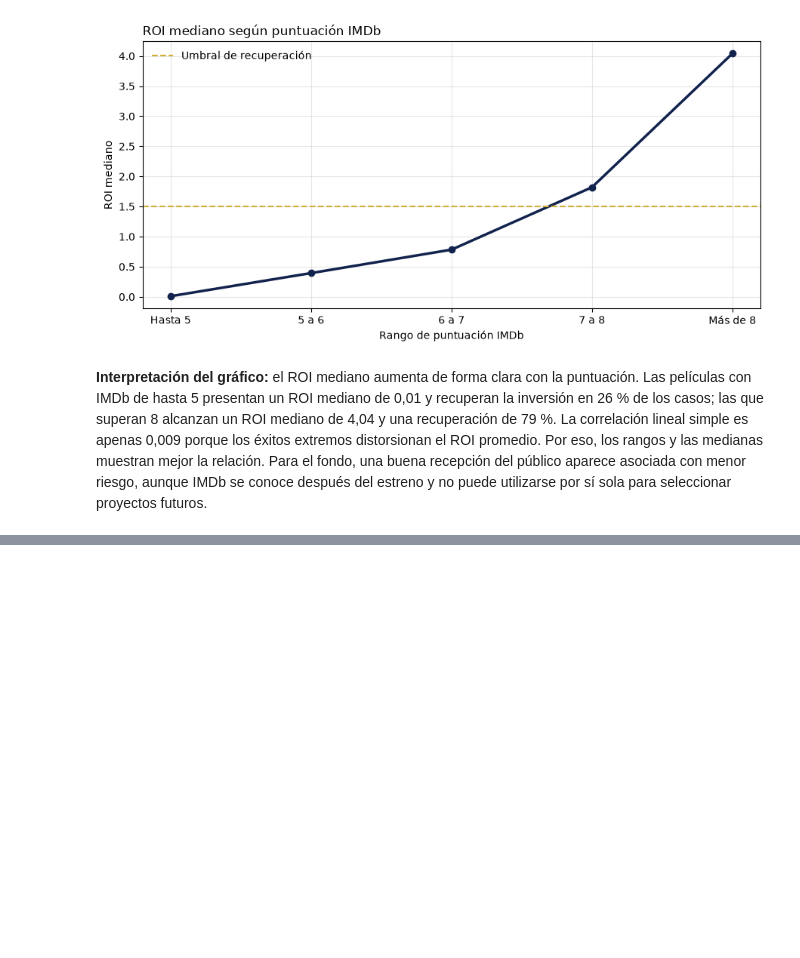
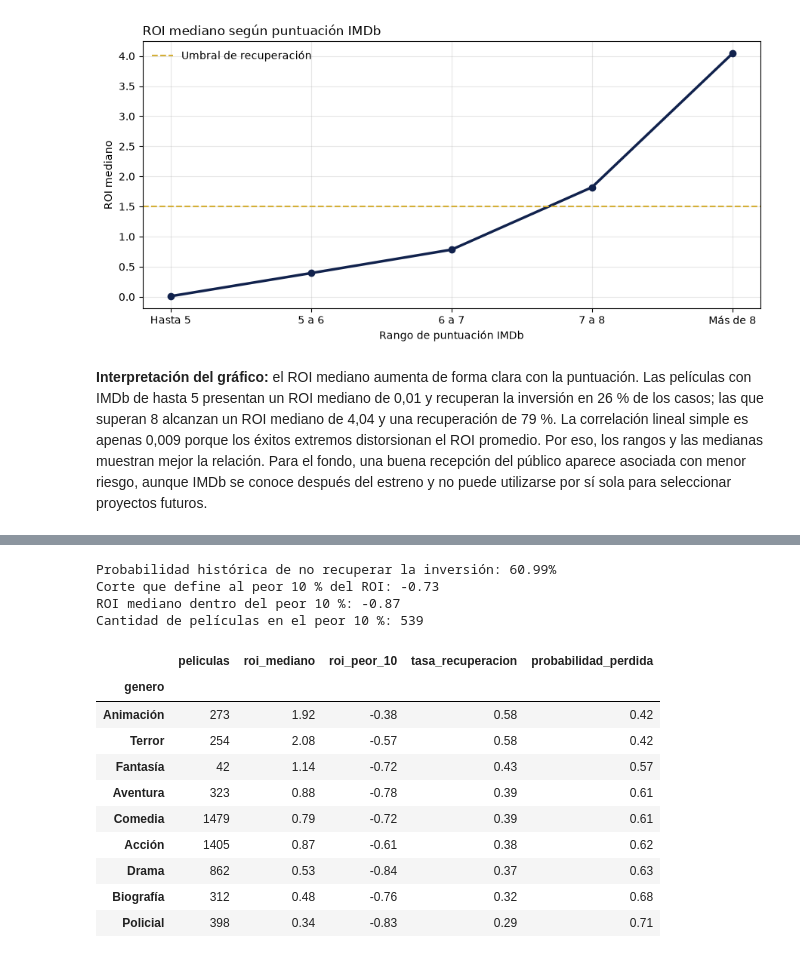
Before and after one commit to alvareezvicente-code/Vicente-Alvarez-programacion-analitica-2, a Jupyter notebook: notebooks/analisis.ipynb, the cells around one changed output, grey strips where cells are left out. Drawn from its saved outputs; the diff is of its cells as text; code cells hidden in the pictures; blank space fills up the shorter version.

```diff
--- a/notebooks/analisis.ipynb
+++ b/notebooks/analisis.ipynb
@@ -1481,0 +1486,44 @@ plt.show()
+# %%
+probabilidad_perdida_general = 1 - peliculas_financieras["recupero_inversion"].mean()
+corte_peor_10_general = peliculas_financieras["roi"].quantile(0.10)
+peor_10_general = peliculas_financieras.loc[
+    peliculas_financieras["roi"] <= corte_peor_10_general
+]
+
+print(f"Probabilidad histórica de no recuperar la inversión: {probabilidad_perdida_general:.2%}")
+print(f"Corte que define al peor 10 % del ROI: {corte_peor_10_general:.2f}")
+print(f"ROI mediano dentro del peor 10 %: {peor_10_general['roi'].median():.2f}")
+print(f"Cantidad de películas en el peor 10 %: {len(peor_10_general):,}")
+# %% [output]
+Probabilidad histórica de no recuperar la inversión: 60.99%
+Corte que define al peor 10 % del ROI: -0.73
+ROI mediano dentro del peor 10 %: -0.87
+Cantidad de películas en el peor 10 %: 539
+# %%
+riesgo_genero = (
+    peliculas_financieras.groupby("genero")
+    .agg(
+        peliculas=("id_pelicula", "size"),
+        roi_mediano=("roi", "median"),
+        roi_peor_10=("roi", lambda serie: serie.quantile(0.10)),
+        tasa_recuperacion=("recupero_inversion", "mean"),
+    )
+)
+riesgo_genero["probabilidad_perdida"] = 1 - riesgo_genero["tasa_recuperacion"]
+riesgo_genero_representativo = riesgo_genero.loc[
+    riesgo_genero["peliculas"] >= minimo_peliculas_genero
+].sort_values("probabilidad_perdida")
+
+riesgo_genero_representativo.round(2)
+# %% [output]
+|  | peliculas | roi_mediano | roi_peor_10 | tasa_recuperacion | probabilidad_perdida |
+| genero |  |  |  |  |  |
+| Animación | 273 | 1.92 | -0.38 | 0.58 | 0.42 |
+| Terror | 254 | 2.08 | -0.57 | 0.58 | 0.42 |
+| Fantasía | 42 | 1.14 | -0.72 | 0.43 | 0.57 |
+| Aventura | 323 | 0.88 | -0.78 | 0.39 | 0.61 |
+| Comedia | 1479 | 0.79 | -0.72 | 0.39 | 0.61 |
+| Acción | 1405 | 0.87 | -0.61 | 0.38 | 0.62 |
+| Drama | 862 | 0.53 | -0.84 | 0.37 | 0.63 |
+| Biografía | 312 | 0.48 | -0.76 | 0.32 | 0.68 |
+| Policial | 398 | 0.34 | -0.83 | 0.29 | 0.71 |
```
Also changed, not shown: parts of 3 cells of this notebook.
